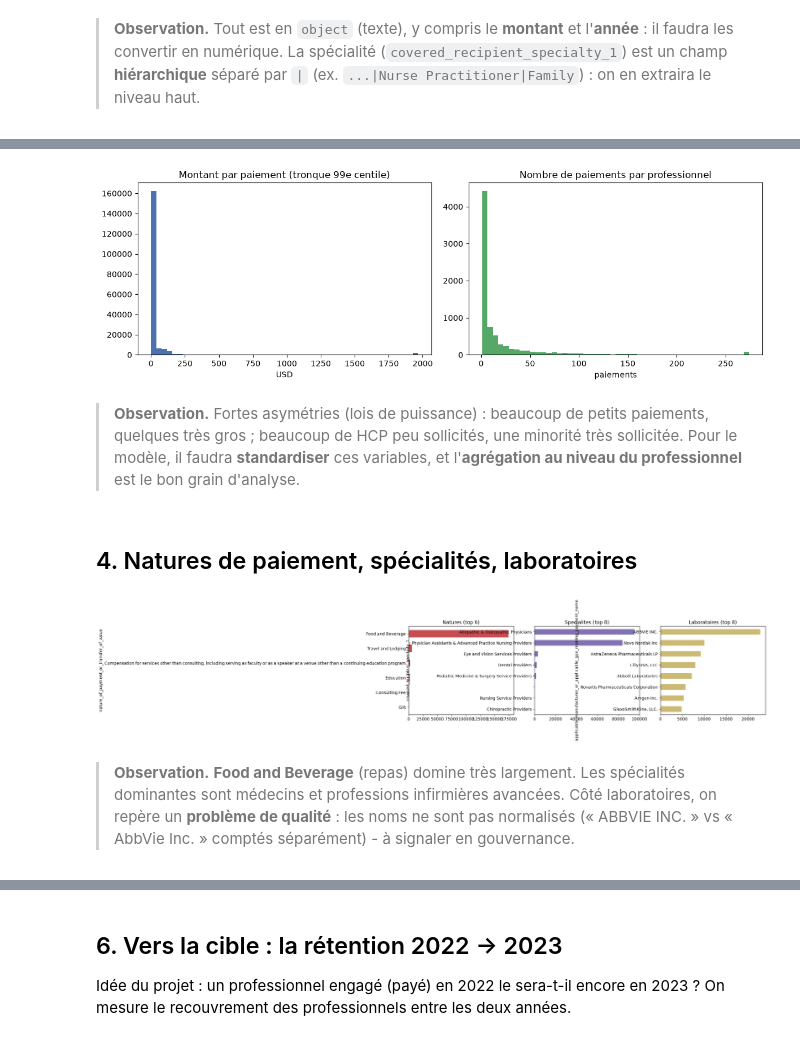
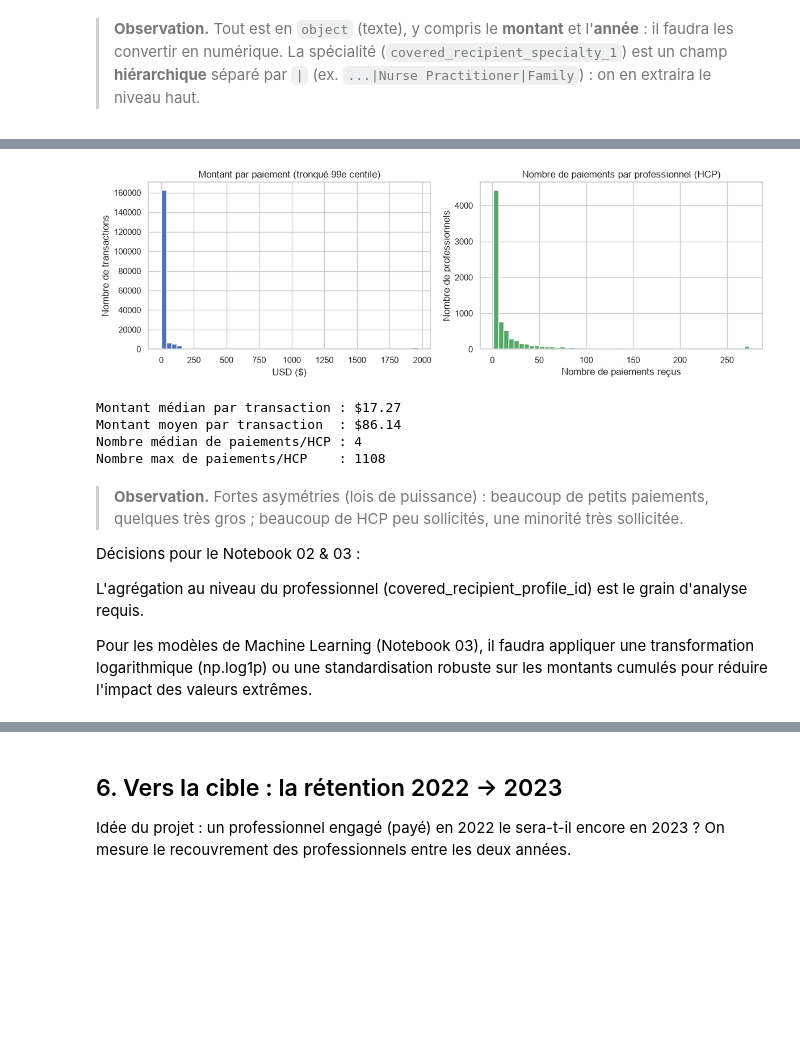
Before and after one commit to juliettebm/pharma-commercial-genai, a Jupyter notebook: notebooks/01_exploration.ipynb, the cells around one changed output, grey strips where cells are left out. Saved outputs shown, nothing was run; the diff lists cells and outputs as text; code cells hidden in the pictures; blank space fills up the shorter version.

Commit message:
README en francais, EDA enrichie (bivarie, temporel, concentration, exclusivite laboratoire)

```diff
--- a/notebooks/01_exploration.ipynb
+++ b/notebooks/01_exploration.ipynb
@@ -115,26 +353,45 @@ Pour visualiser, on convertit temporairement le montant en numérique (la conver
 # %%
-montant = pd.to_numeric(raw["total_amount_of_payment_usdollars"], errors="coerce")
-par_hcp = raw.dropna(subset=["covered_recipient_profile_id"]).groupby("covered_recipient_profile_id").size()
+# 1. Conversion temporaire du montant en numérique
+montant = pd.to_numeric(raw['total_amount_of_payment_usdollars'], errors='coerce')
 
+# 2. Calcul du nombre de paiements par professionnel de santé (HCP) sur le périmètre valide
+ps_valid = raw[raw['covered_recipient_profile_id'].notnull()]
+par_hcp = ps_valid.groupby('covered_recipient_profile_id').size()
+
+# 3. Visualisation côte à côte
 fig, ax = plt.subplots(1, 2, figsize=(12, 4))
-ax[0].hist(montant.clip(upper=montant.quantile(0.99)), bins=50, color="#4C72B0")
-ax[0].set_title("Montant par paiement (tronque 99e centile)"); ax[0].set_xlabel("USD")
-ax[1].hist(par_hcp.clip(upper=par_hcp.quantile(0.99)), bins=50, color="#55A868")
-ax[1].set_title("Nombre de paiements par professionnel"); ax[1].set_xlabel("paiements")
-plt.tight_layout(); plt.show()
+
+# Graphique 1 : Montant par paiement
+ax[0].hist(montant.clip(upper=montant.quantile(0.99)), bins=50, color="#4C72B0", edgecolor="white")
+ax[0].set_title("Montant par paiement (tronqué 99e centile)")
+ax[0].set_xlabel("USD ($)")
+ax[0].set_ylabel("Nombre de transactions")
+
+# Graphique 2 : Engagement par HCP
+ax[1].hist(par_hcp.clip(upper=par_hcp.quantile(0.99)), bins=50, color="#55A868", edgecolor="white")
+ax[1].set_title("Nombre de paiements par professionnel (HCP)")
+ax[1].set_xlabel("Nombre de paiements reçus")
+ax[1].set_ylabel("Nombre de professionnels")
+
+plt.tight_layout()
+plt.show()
+
+# 4. Statistiques complémentaires pour valider la note d'observation
+print(f"Montant médian par transaction : ${montant.median():.2f}")
+print(f"Montant moyen par transaction  : ${montant.mean():.2f}")
+print(f"Nombre médian de paiements/HCP : {par_hcp.median():.0f}")
+print(f"Nombre max de paiements/HCP    : {par_hcp.max():.0f}")
 # %% [output]
-[figure, old version]
+[figure, new version]
+Montant médian par transaction : $17.27
+Montant moyen par transaction  : $86.14
+Nombre médian de paiements/HCP : 4
+Nombre max de paiements/HCP    : 1108
 # %% [markdown]
-> **Observation.** Fortes asymétries (lois de puissance) : beaucoup de petits paiements, quelques très gros ; beaucoup de HCP peu sollicités, une minorité très sollicitée. Pour le modèle, il faudra **standardiser** ces variables, et l'**agrégation au niveau du professionnel** est le bon grain d'analyse.
+> **Observation.** Fortes asymétries (lois de puissance) : beaucoup de petits paiements, quelques très gros ; beaucoup de HCP peu sollicités, une minorité très sollicitée.
+
+Décisions pour le Notebook 02 & 03 :
+
+L'agrégation au niveau du professionnel (covered_recipient_profile_id) est le grain d'analyse requis.
+
+Pour les modèles de Machine Learning (Notebook 03), il faudra appliquer une transformation logarithmique (np.log1p) ou une standardisation robuste sur les montants cumulés pour réduire l'impact des valeurs extrêmes.
-# %% [markdown]
-## 4. Natures de paiement, spécialités, laboratoires
-# %%
-fig, ax = plt.subplots(1, 3, figsize=(16, 4))
-raw["nature_of_payment_or_transfer_of_value"].value_counts().head(6).plot.barh(ax=ax[0], color="#C44E52"); ax[0].set_title("Natures (top 6)"); ax[0].invert_yaxis()
-raw["covered_recipient_specialty_1"].str.split("|").str[0].value_counts().head(8).plot.barh(ax=ax[1], color="#8172B3"); ax[1].set_title("Specialites (top 8)"); ax[1].invert_yaxis()
-raw["applicable_manufacturer_or_applicable_gpo_making_payment_name"].value_counts().head(8).plot.barh(ax=ax[2], color="#CCB974"); ax[2].set_title("Laboratoires (top 8)"); ax[2].invert_yaxis()
-plt.tight_layout(); plt.show()
-# %% [output]
-[figure, old version]
-# %% [markdown]
-> **Observation.** **Food and Beverage** (repas) domine très largement. Les spécialités dominantes sont médecins et professions infirmières avancées. Côté laboratoires, on repère un **problème de qualité** : les noms ne sont pas normalisés (« ABBVIE INC. » vs « AbbVie Inc. » comptés séparément) - à signaler en gouvernance.
```
Also changed, not shown: parts of 54 cells of this notebook, 2 other files.
